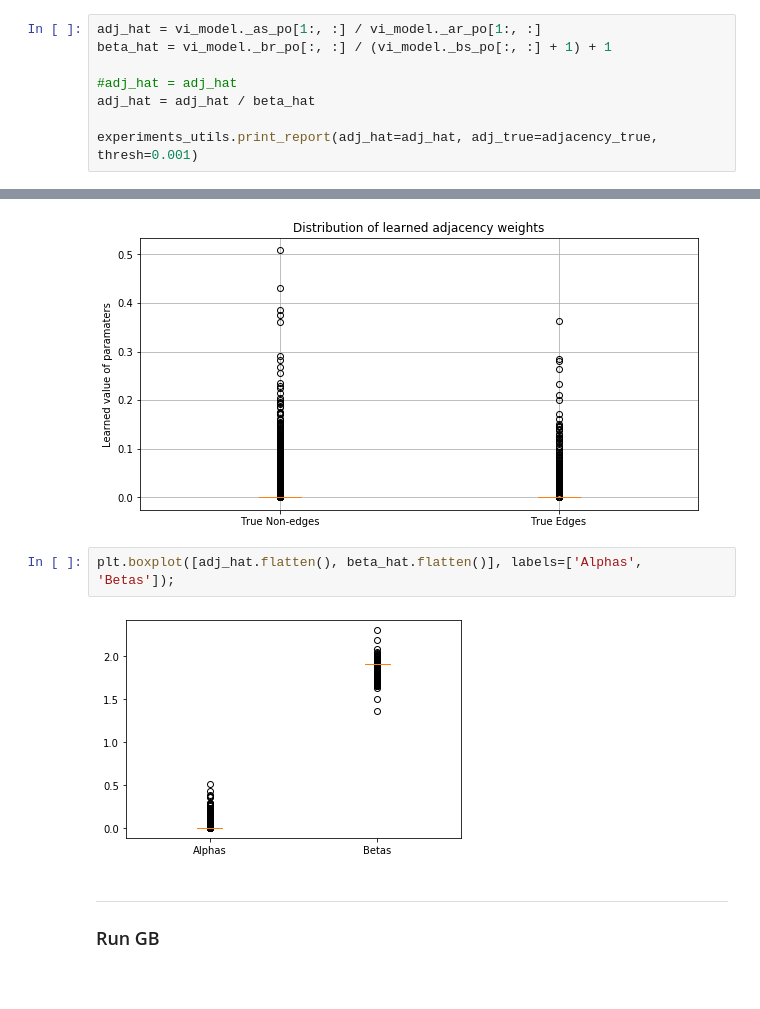
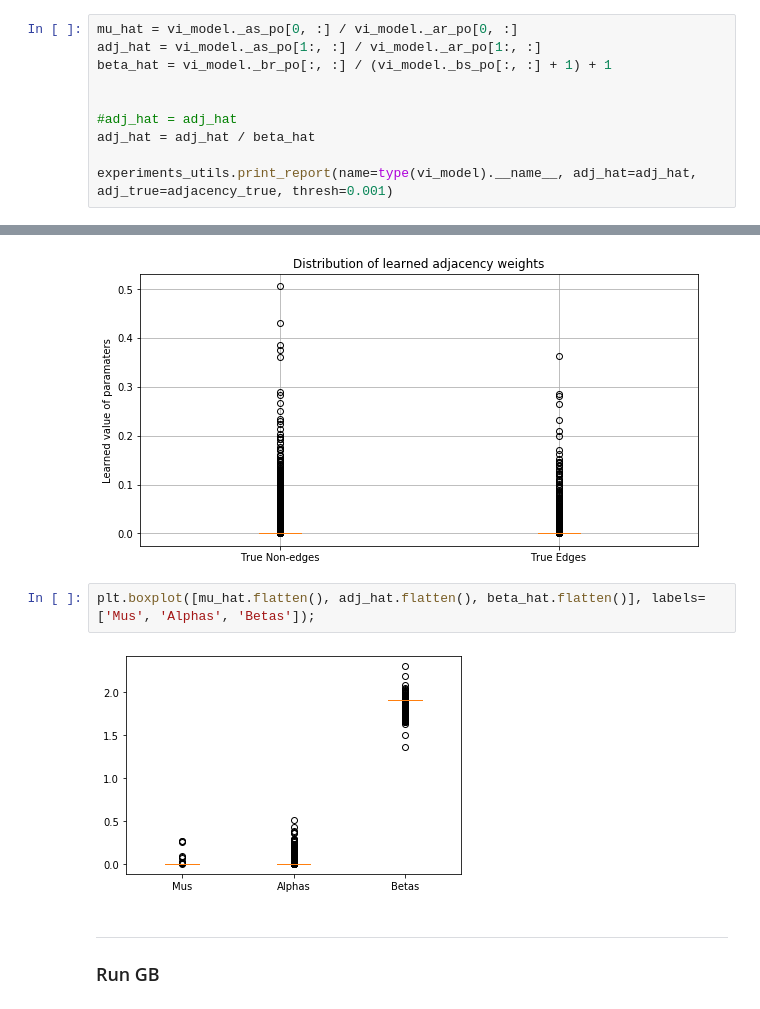
Before and after one commit to trouleau/var-wold, a Jupyter notebook: notebook/real-datasets/1-wt-email-Eu-core.ipynb, the cells around one changed output, grey strips where cells are left out. Cells and saved outputs as stored; diff of their text form.

```diff
--- a/notebook/real-datasets/1-wt-email-Eu-core.ipynb
+++ b/notebook/real-datasets/1-wt-email-Eu-core.ipynb
@@ -390,11 +318,13 @@ xn < 0: False
 x0 inf: False
 xn inf: False
 # %%
+mu_hat = vi_model._as_po[0, :] / vi_model._ar_po[0, :]
 adj_hat = vi_model._as_po[1:, :] / vi_model._ar_po[1:, :]
 beta_hat = vi_model._br_po[:, :] / (vi_model._bs_po[:, :] + 1) + 1
+
 
 #adj_hat = adj_hat
 adj_hat = adj_hat / beta_hat
 
-experiments_utils.print_report(adj_hat=adj_hat, adj_true=adjacency_true, thresh=0.001)
+experiments_utils.print_report(name=type(vi_model).__name__, adj_hat=adj_hat, adj_true=adjacency_true, thresh=0.001)
 # %% [output]
@@ -431,9 +361,9 @@ plt.title('Distribution of learned adjacency weights');
 # %% [output]
 [figure]
 # %%
-plt.boxplot([adj_hat.flatten(), beta_hat.flatten()], labels=['Alphas', 'Betas']);
+plt.boxplot([mu_hat.flatten(), adj_hat.flatten(), beta_hat.flatten()], labels=['Mus', 'Alphas', 'Betas']);
 # %% [output]
-[figure, old version]
+[figure, new version]
 # %% [markdown]
 ---
 
```
Also changed, not shown: parts of 19 cells of this notebook, 7 other files.
